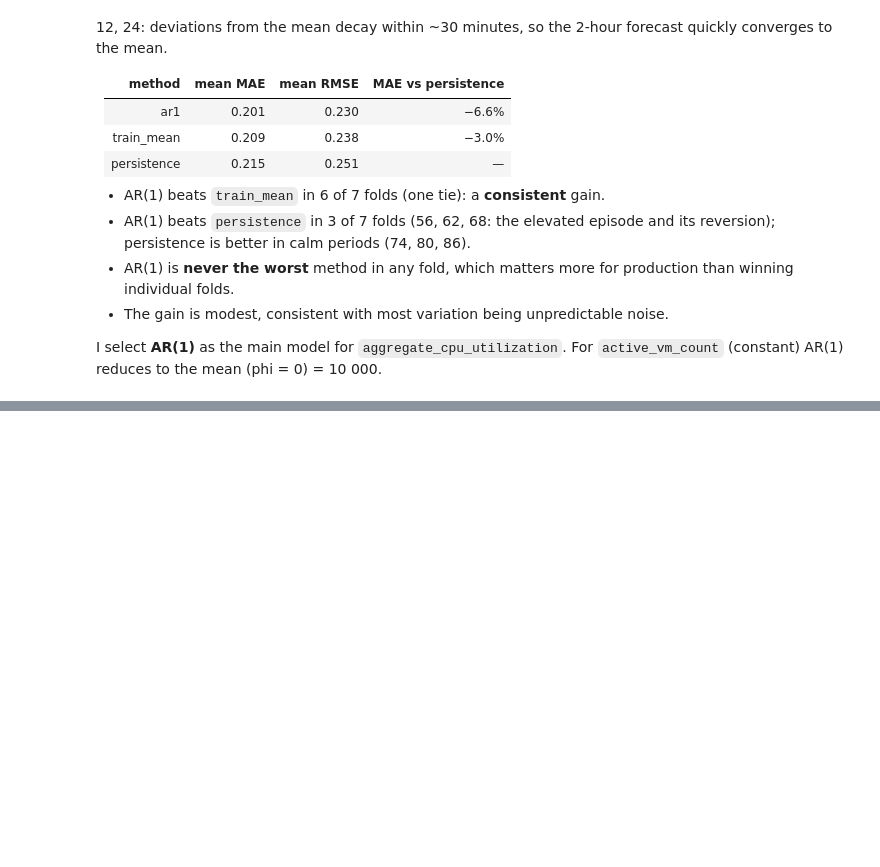
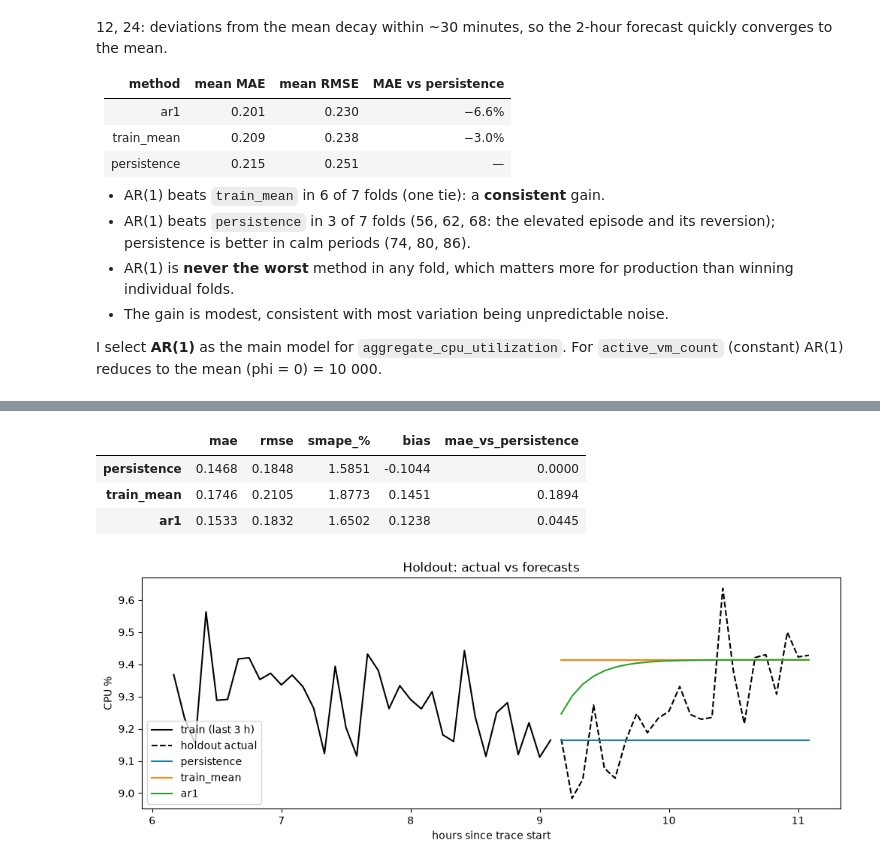
Before and after one commit to Akillot/forecasting-challenge, a Jupyter notebook: notebooks/02_forecasting.ipynb, the cells around one changed output, grey strips where cells are left out. Cells and saved outputs as stored; diff of their text form; code cells hidden in the pictures; blank space fills up the shorter version.

Commit message:
feat: add final evaluation based on holdout

```diff
--- a/notebooks/02_forecasting.ipynb
+++ b/notebooks/02_forecasting.ipynb
@@ -124,0 +132,31 @@ For `active_vm_count` (constant) AR(1) reduces to the mean (phi = 0) = 10 000.
+# %%
+train, holdout = split_train_holdout(targets, HORIZON)
+
+final_methods = {k: methods[k] for k in ["persistence", "train_mean", "ar1"]}
+y = holdout[TARGET].to_numpy()
+preds = {name: fn(train, holdout).to_numpy() for name, fn in final_methods.items()}
+
+summary = pd.DataFrame({
+    name: {"mae": mae(y, p), "rmse": rmse(y, p), "smape_%": smape(y, p), "bias": float(np.mean(p - y))}
+    for name, p in preds.items()}).T
+summary["mae_vs_persistence"] = summary["mae"] / summary.loc["persistence", "mae"] - 1
+summary.round(4)
+# %% [output]
+|  | mae | rmse | smape_% | bias | mae_vs_persistence |
+| persistence | 0.1468 | 0.1848 | 1.5851 | -0.1044 | 0.0000 |
+| train_mean | 0.1746 | 0.2105 | 1.8773 | 0.1451 | 0.1894 |
+| ar1 | 0.1533 | 0.1832 | 1.6502 | 0.1238 | 0.0445 |
+# %%
+hours = holdout["timestamp"] / 3600
+tail = train.iloc[-36:]
+
+fig, ax = plt.subplots(figsize=(12, 4))
+ax.plot(tail["timestamp"] / 3600, tail[TARGET], color="black", label="train (last 3 h)")
+ax.plot(hours, y, color="black", linestyle="--", label="holdout actual")
+for name, p in preds.items():
+    ax.plot(hours, p, label=name)
+ax.set(title="Holdout: actual vs forecasts", xlabel="hours since trace start", ylabel="CPU %")
+ax.legend()
+plt.show()
+# %% [output]
+[figure, added]
```
Also changed, not shown: parts of 3 cells of this notebook.
